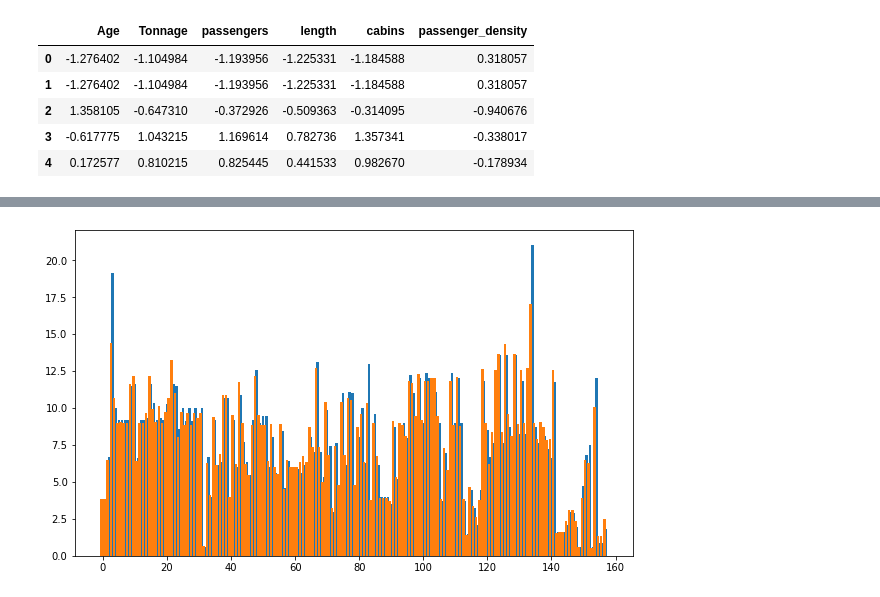
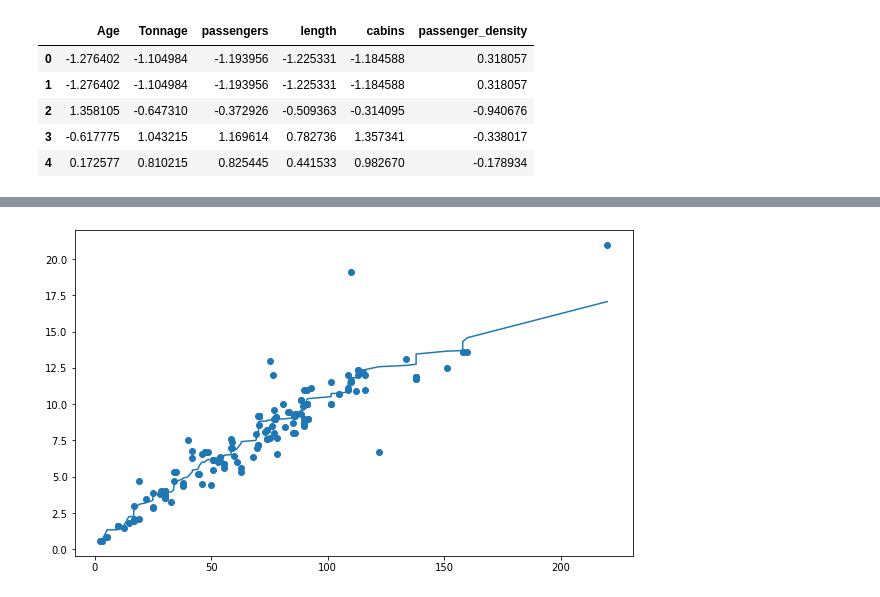
Before and after one commit to sam-thurman/cruise_ship, a Jupyter notebook: exploratory_voting.ipynb, the cells around one changed output, grey strips where cells are left out. Drawn from its saved outputs; the diff is of its cells as text; code cells hidden in the pictures.

```diff
--- a/exploratory_voting.ipynb
+++ b/exploratory_voting.ipynb
@@ -74,7 +99,7 @@ ensemble.score(X_test, y_test)
 y_pred = ensemble.predict(X_small)
 # %%
 fig, ax = plt.subplots(figsize=(10,6))
-ax = plt.bar(X_small.index,y)
-ax = plt.bar(X_small.index-.5, y_pred)
+ax = plt.scatter(X_small.Tonnage,y)
+ax = plt.plot(np.sort(X_small.Tonnage), np.sort(y_pred))
 # %% [output]
-[figure, old version]
+[figure, new version]
```
Also changed, not shown: parts of 4 cells of this notebook, 2 other files.
